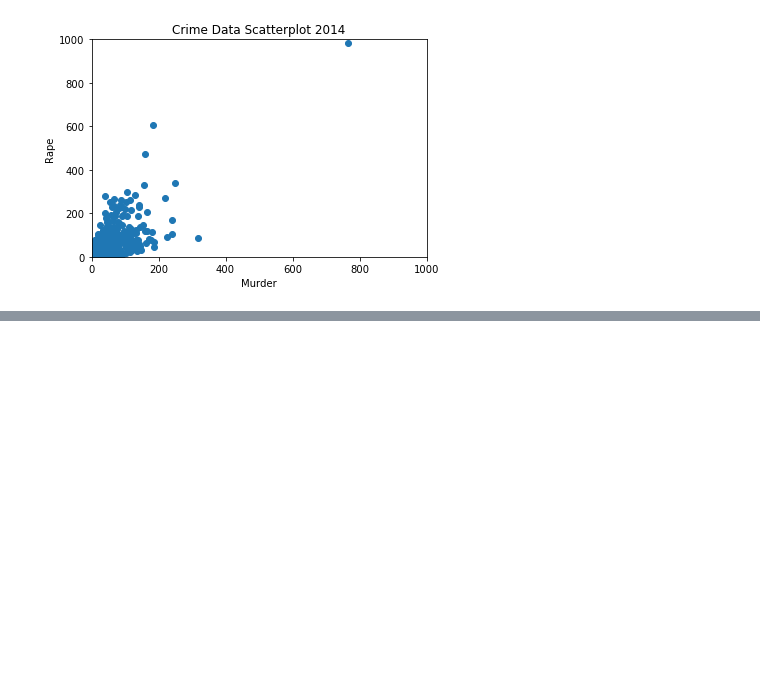
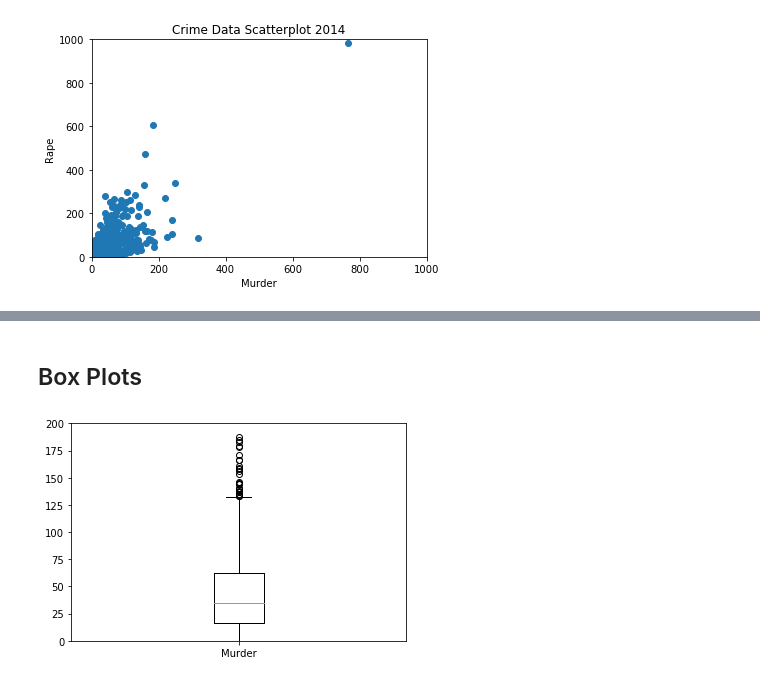
Before and after one commit to afcarl/Indian-Crime-Data, a Jupyter notebook: CrimeData.ipynb, the cells around one changed output, grey strips where cells are left out. Cells and saved outputs as stored; diff of their text form; code cells hidden in the pictures; blank space fills up the shorter version.

```diff
--- a/CrimeData.ipynb
+++ b/CrimeData.ipynb
@@ -194,0 +225,10 @@ plt.show()
+# %% [markdown]
+## Box Plots
+# %%
+fig, ax = plt.subplots()
+ax.boxplot(data['Murder'])
+ax.set_ylim(0,200)
+ax.set_xticklabels(['Murder'])
+plt.show()
+# %% [output]
+[figure, added]
```
Also changed, not shown: parts of 6 cells of this notebook.
